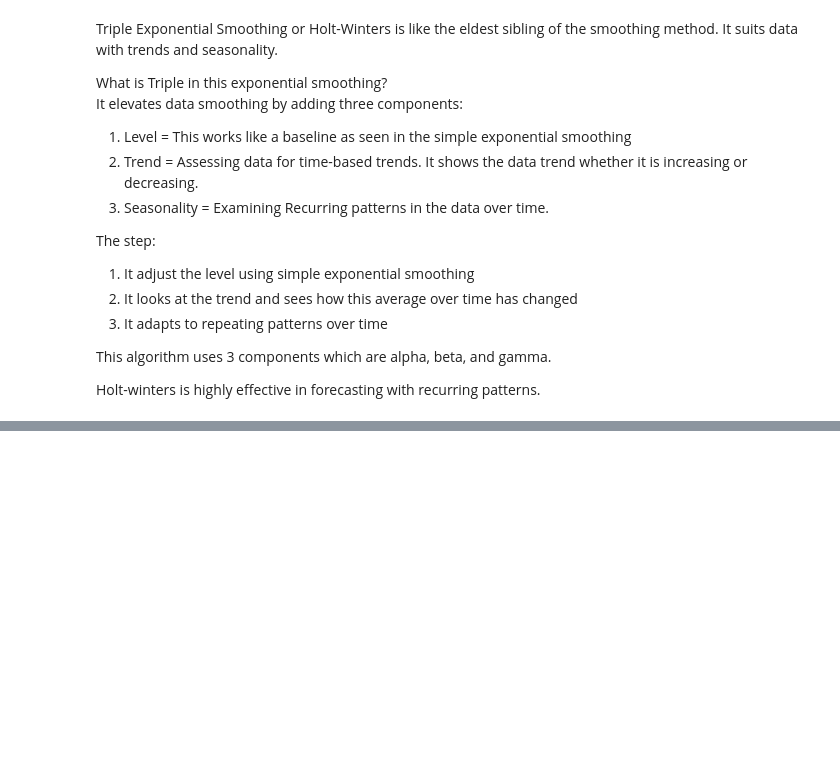
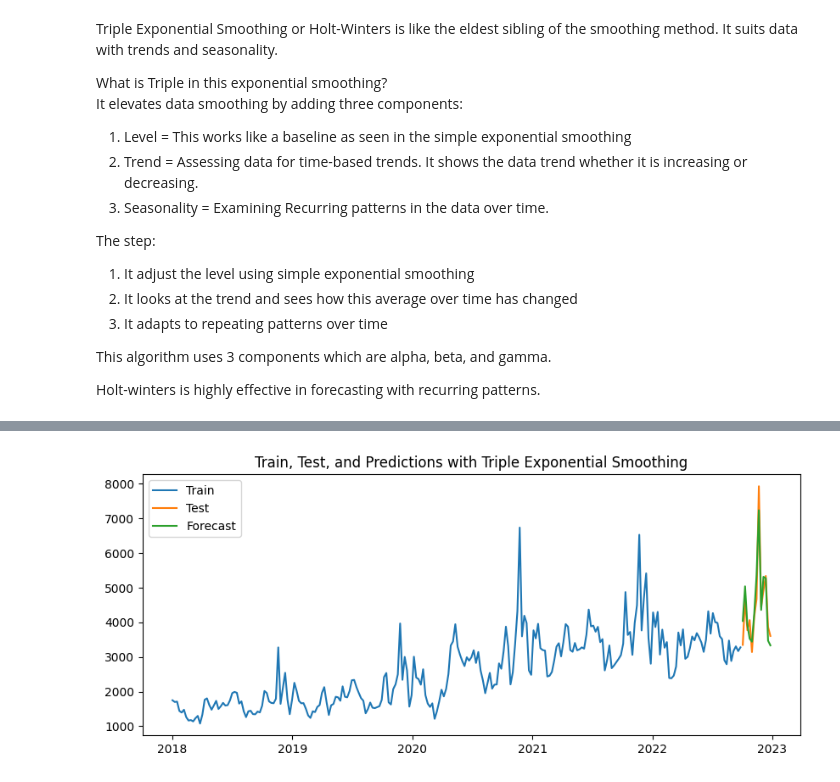
Before and after one commit to ReinerJasin/learn_time_series, a Jupyter notebook: project/5-exponential_smoothing_and_holt_winters.ipynb, the cells around one changed output, grey strips where cells are left out. Cells and saved outputs as stored; diff of their text form; code cells hidden in the pictures; blank space fills up the shorter version.

Commit message:
feat: Triple Exponential Smoothing Implementation

```diff
--- a/project/5-exponential_smoothing_and_holt_winters.ipynb
+++ b/project/5-exponential_smoothing_and_holt_winters.ipynb
@@ -286,4 +286,8 @@ This algorithm uses 3 components which are alpha, beta, and gamma.
 
 Holt-winters is highly effective in forecasting with recurring patterns.
 # %%
-# Triple Exponential Smoothing AKA Holt-Winters
+# Triple Exponential Smoothing Model AKA Holt-Winters
+model_triple = ExponentialSmoothing(train, trend='add', seasonal='mul', seasonal_periods=52).fit()
+# %%
+predictions_triple = model_triple.forecast(len(test))
+predictions_triple
@@ -289,0 +309,11 @@ Holt-winters is highly effective in forecasting with recurring patterns.
+# %%
+# Plot training, test, and forecasts
+plt.figure(figsize=(10, 4))
+plt.plot(train, label='Train')
+plt.plot(test, label='Test')
+plt.plot(predictions_triple, label='Forecast')
+plt.title("Train, Test, and Predictions with Triple Exponential Smoothing")
+plt.legend()
+plt.show()
+# %% [output]
+[figure, added]
```
Also changed, not shown: parts of 3 cells of this notebook.
